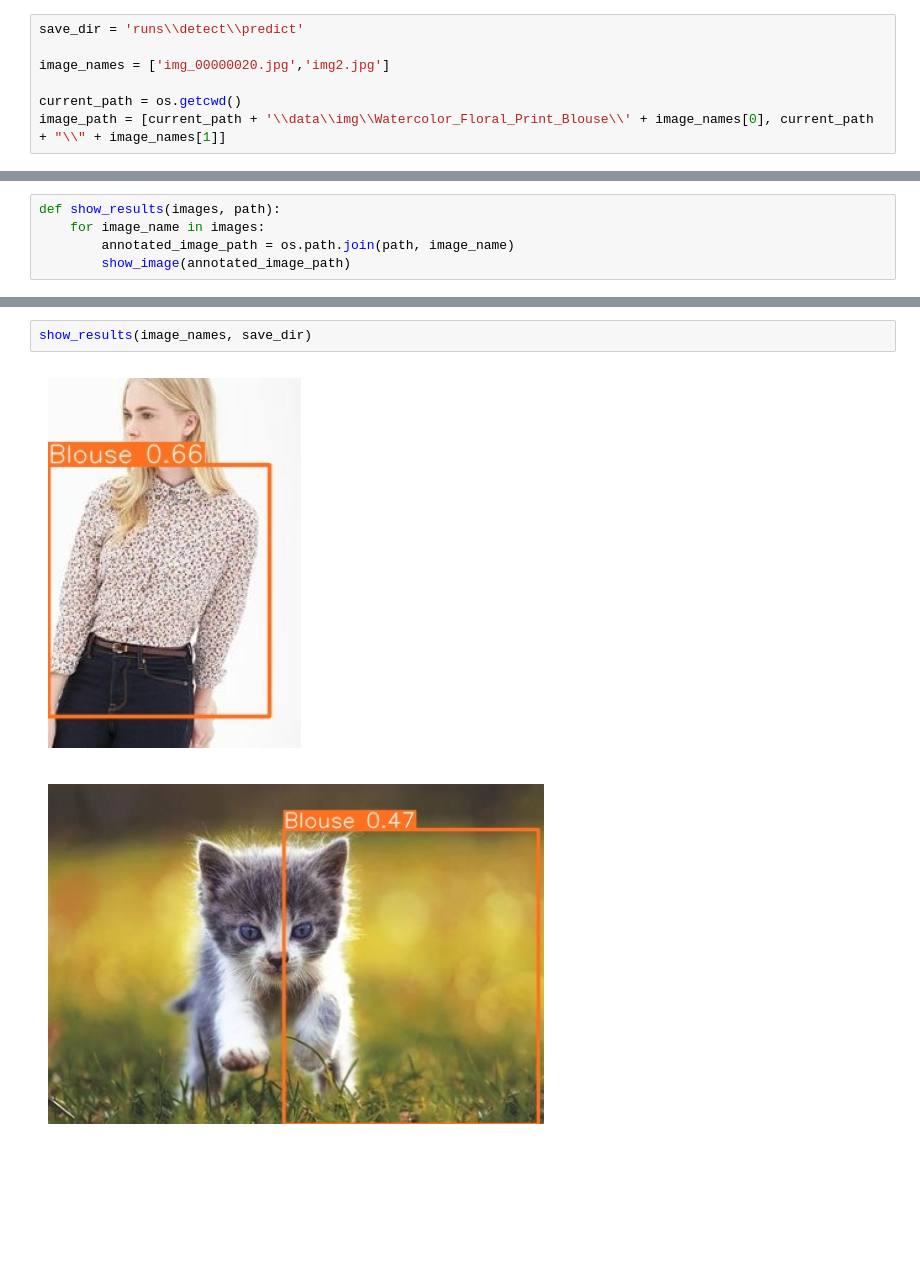
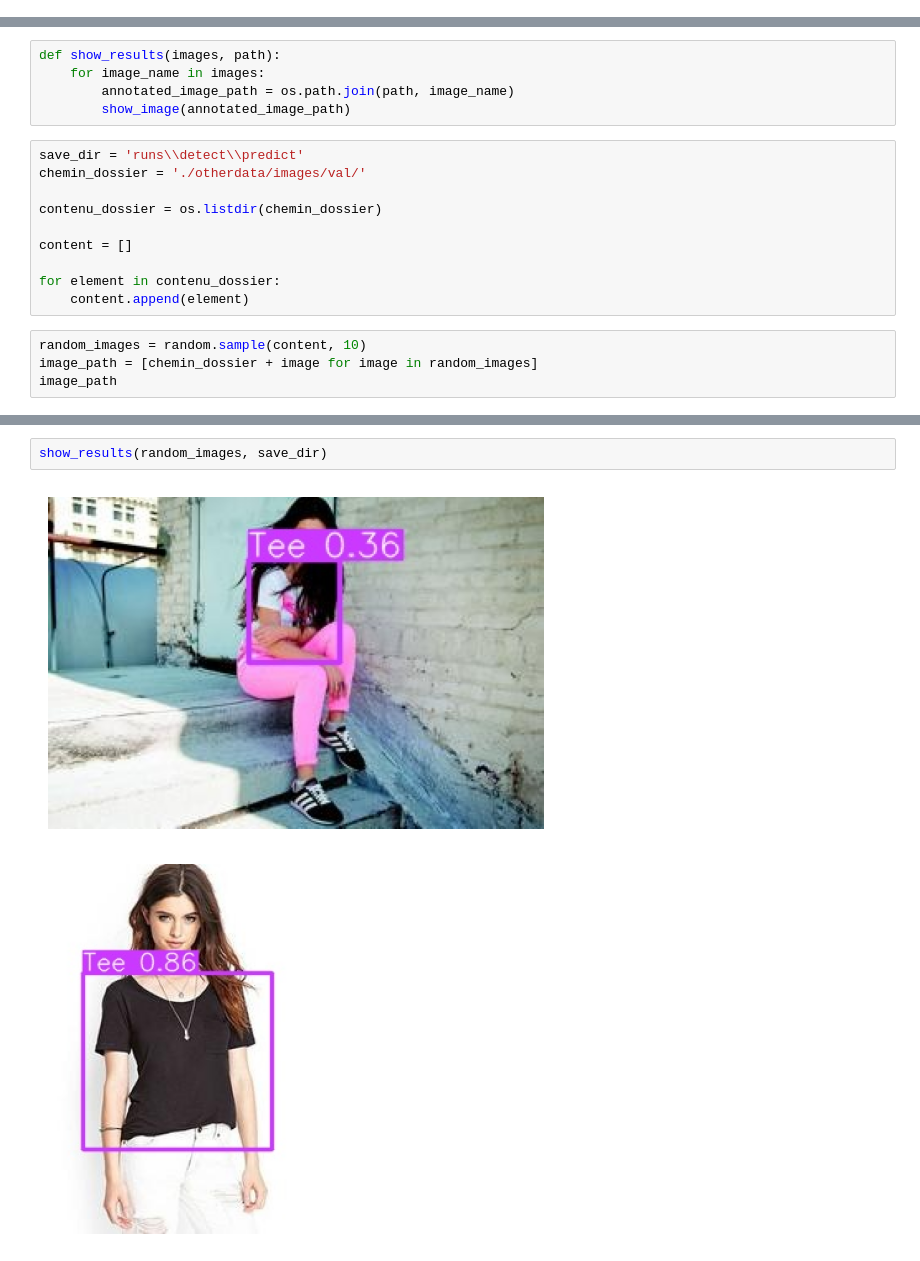
Before and after one commit to Vitally05/TO52_Clothes_detection, a Jupyter notebook: tests.ipynb, the cells around one changed output, grey strips where cells are left out. Drawn from its saved outputs; the diff is of its cells as text; blank space fills up the shorter version.

```diff
--- a/tests.ipynb
+++ b/tests.ipynb
@@ -7,7 +7,0 @@ import os
-# %%
-save_dir = 'runs\\detect\\predict'
-
-image_names = ['img_00000020.jpg','img2.jpg']
-
-current_path = os.getcwd()
-image_path = [current_path + '\\data\\img\\Watercolor_Floral_Print_Blouse\\' + image_names[0], current_path + "\\" + image_names[1]]
@@ -50,3 +28,17 @@ def show_results(images, path):
     for image_name in images:
         annotated_image_path = os.path.join(path, image_name)
         show_image(annotated_image_path)
+# %%
+save_dir = 'runs\\detect\\predict'
+chemin_dossier = './otherdata/images/val/'
+
+contenu_dossier = os.listdir(chemin_dossier)
+
+content = []
+
+for element in contenu_dossier:
+    content.append(element)
+# %%
+random_images = random.sample(content, 10)
+image_path = [chemin_dossier + image for image in random_images]
+image_path
@@ -53,5 +73,5 @@ def show_results(images, path):
 # %%
-show_results(image_names, save_dir)
+show_results(random_images, save_dir)
 # %% [output]
-[figure, old version]
+[figure, new version]
-[figure, old version]
+[figure, new version]
```
Also changed, not shown: parts of 16 cells of this notebook, 11 other files.
